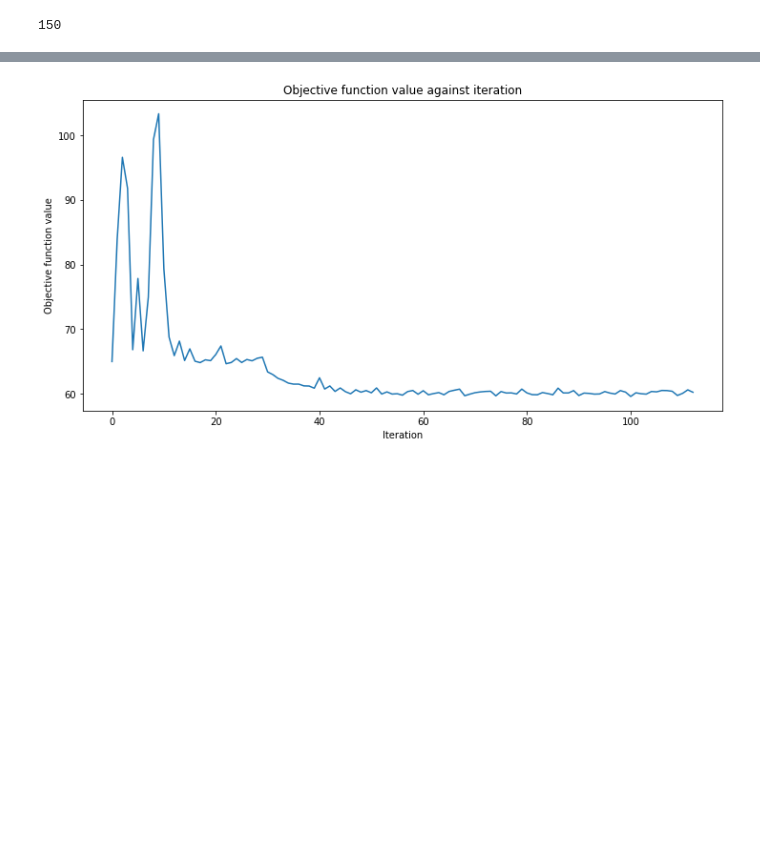
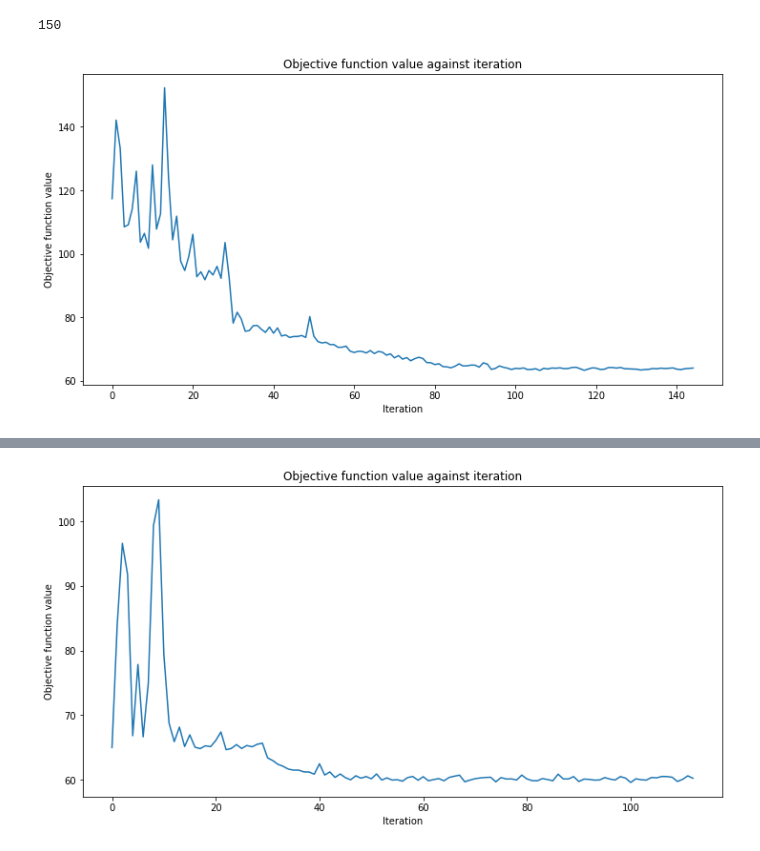
Before and after one commit to RicardoMonteiroSimoes/ZHAW_PAHS212, a Jupyter notebook: qiskit_classifier_split.ipynb, the cells around one changed output, grey strips where cells are left out. Cells and saved outputs as stored; diff of their text form; code cells hidden in the pictures; blank space fills up the shorter version.

```diff
--- a/qiskit_classifier_split.ipynb
+++ b/qiskit_classifier_split.ipynb
@@ -94,31 +94,38 @@ def parity(x):
 feature_map = QuantumCircuit(4)
 ansatz = QuantumCircuit(4)
 for i in range(len(data[1])):
     feature_map.ry(Parameter('i_' + str(i)),i)
     ansatz.ry(Parameter('w_' + str(i)),i)
     ansatz.cry(Parameter('w_' + str(10+i)), i, (i+1)%4)
+for i in range(len(data[1])):
+    ansatz.ry(Parameter('w_' + str(i+4)),i)
+    ansatz.cry(Parameter('w_' + str(10+i+4)), i, (i+1)%4)
 
 
 qc = QuantumCircuit(4)
 qc.append(feature_map, range(4))
 qc.append(ansatz, range(4))
 
 circuit_qnn = CircuitQNN(circuit=qc,
                          input_params=feature_map.parameters,
                          weight_params=ansatz.parameters,
                          interpret=parity,
                          output_shape=output_shape,
                          quantum_instance=quantum_instance)
 
 # construct classifier
 circuit_classifier = NeuralNetworkClassifier(neural_network=circuit_qnn,
                                              optimizer=COBYLA(),
                                              #Warm start needed to not start from 0
                                              warm_start=True,
                                              callback=callback_graph)
 
 
 
 # create empty array for callback to store evaluations of the objective function
 objective_func_vals = []
-#fit_and_score(circuit_classifier, data, targets)
+accuracy_iteration_vals = []
+# compare
+fit_and_score(circuit_classifier, data, targets)
+# %% [output]
+[figure, added]
```
Also changed, not shown: parts of 1 cell of this notebook, 7 other files.
